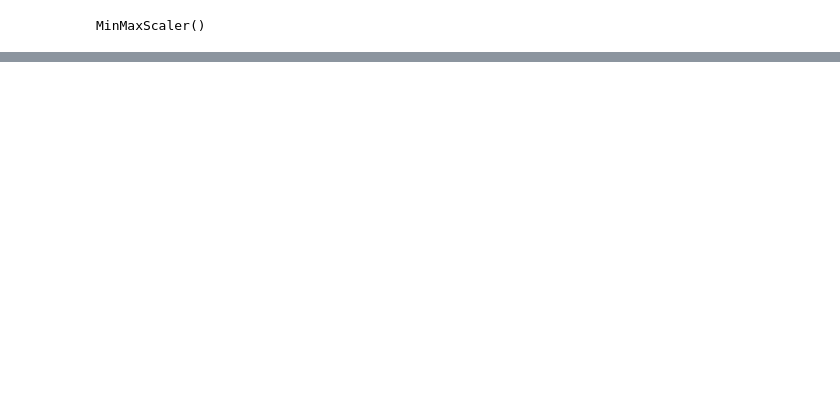
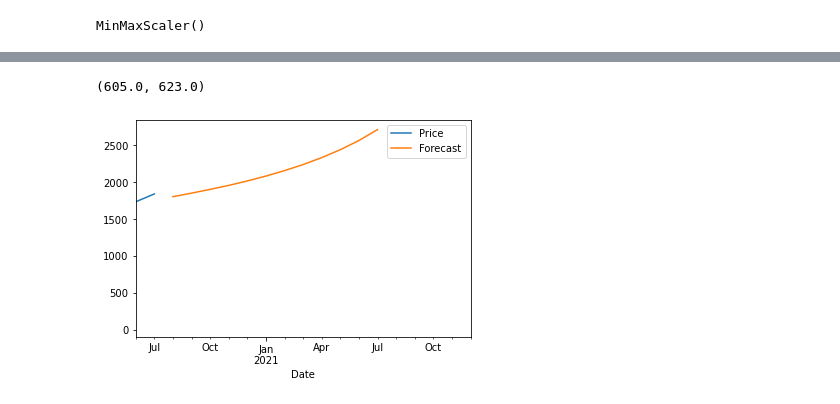
Before and after one commit to tbetth01/gold_prices_rnn, a Jupyter notebook: RNN_gold_prices.ipynb, the cells around one changed output, grey strips where cells are left out. Cells and saved outputs as stored; diff of their text form; code cells hidden in the pictures; blank space fills up the shorter version.

```diff
--- a/RNN_gold_prices.ipynb
+++ b/RNN_gold_prices.ipynb
@@ -244,10 +286,8 @@ length = 12 # Length of the output sequences (in number of timesteps)
 generator = TimeseriesGenerator(scaled_full_data, scaled_full_data, length=length, batch_size=1)
 # %%
 model = Sequential()
-model.add(LSTM(100, activation='relu', input_shape=(length, n_features)))
+model.add(LSTM(4, activation='relu', input_shape=(length, n_features)))
 model.add(Dense(1))
 model.compile(optimizer='adam', loss='mse')
-
-
 # fit model
 model.fit_generator(generator,epochs=6)
@@ -283,4 +341,7 @@ forecast_df.plot(ax=ax,figsize=(15,10))
 # %%
 ax = data.plot()
 forecast_df.plot(ax=ax)
-plt.xlim('2018-01-01','2020-12-01')
+plt.xlim('2020-06-01','2021-12-01')
+# %% [output]
+(605.0, 623.0)
+[figure, added]
```
Also changed, not shown: parts of 22 cells of this notebook.
